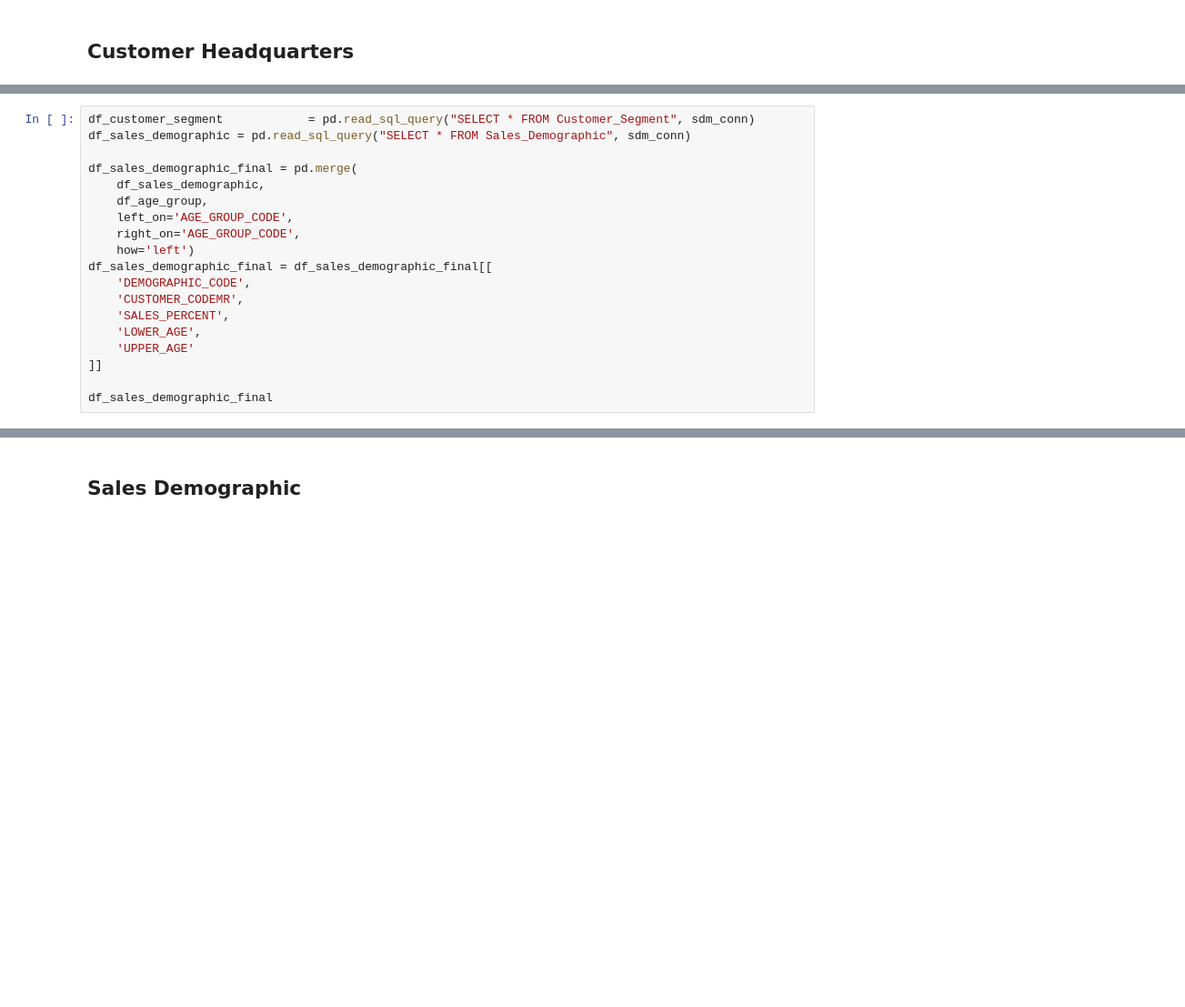
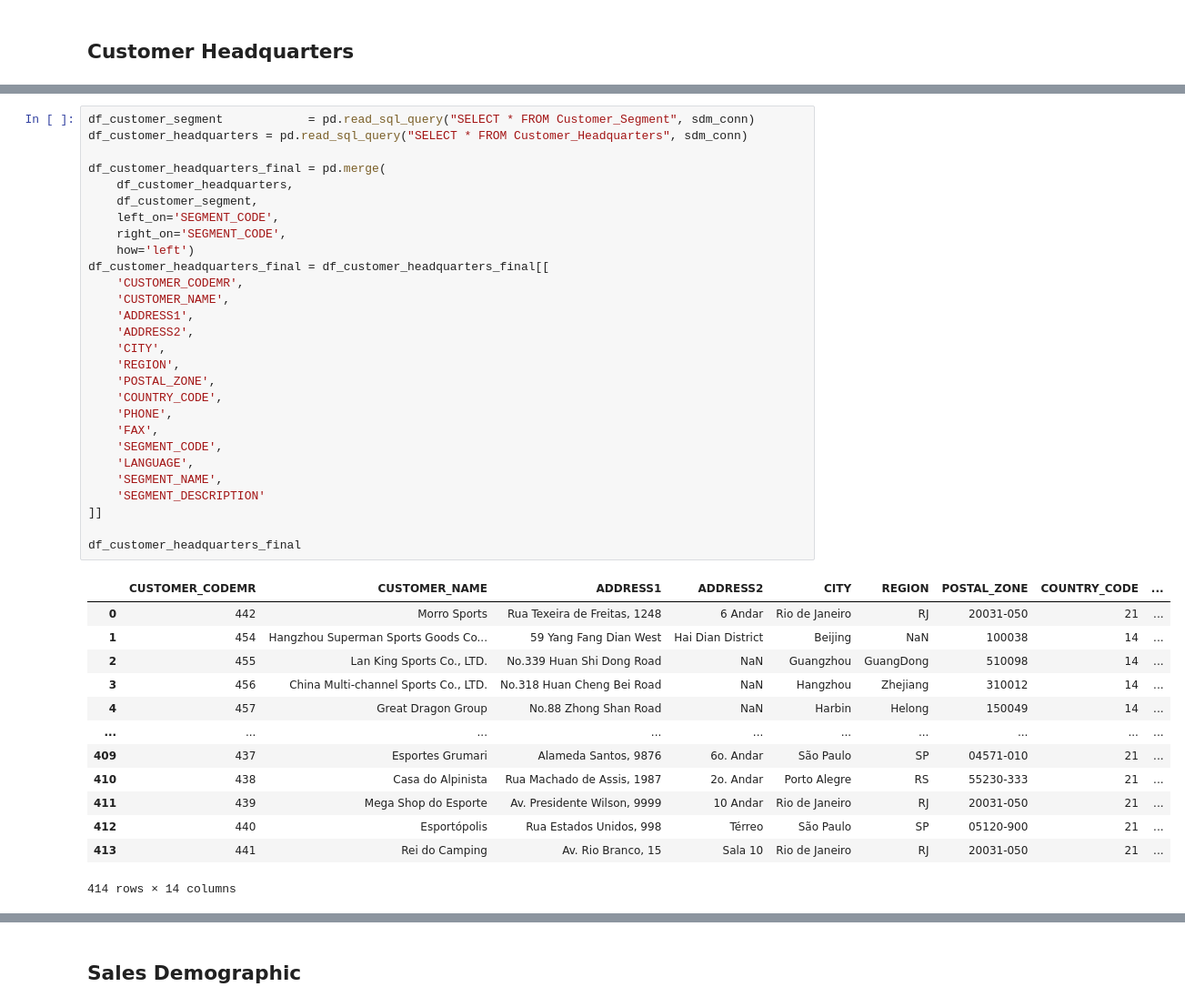
Before and after one commit to SebEmmen/GreatOutdoors, a Jupyter notebook: Warehouse.ipynb, the cells around one changed output, grey strips where cells are left out. Shown at 91% size. Saved outputs shown, nothing was run; the diff lists cells and outputs as text; blank space fills up the shorter version.

```diff
--- a/Warehouse.ipynb
+++ b/Warehouse.ipynb
@@ -16,19 +16,42 @@ dwh_conn = sqlite3.connect(target_WH_db)
 # %%
 df_customer_segment            = pd.read_sql_query("SELECT * FROM Customer_Segment", sdm_conn)
-df_sales_demographic = pd.read_sql_query("SELECT * FROM Sales_Demographic", sdm_conn)
+df_customer_headquarters = pd.read_sql_query("SELECT * FROM Customer_Headquarters", sdm_conn)
 
-df_sales_demographic_final = pd.merge(
-    df_sales_demographic,
-    df_age_group,
-    left_on='AGE_GROUP_CODE',
-    right_on='AGE_GROUP_CODE',
+df_customer_headquarters_final = pd.merge(
+    df_customer_headquarters,
+    df_customer_segment,
+    left_on='SEGMENT_CODE',
+    right_on='SEGMENT_CODE',
     how='left')
-df_sales_demographic_final = df_sales_demographic_final[[
-    'DEMOGRAPHIC_CODE',
+df_customer_headquarters_final = df_customer_headquarters_final[[
     'CUSTOMER_CODEMR',
-    'SALES_PERCENT',
-    'LOWER_AGE',
-    'UPPER_AGE'
+    'CUSTOMER_NAME',
+    'ADDRESS1',
+    'ADDRESS2',
+    'CITY',
+    'REGION',
+    'POSTAL_ZONE',
+    'COUNTRY_CODE',
+    'PHONE',
+    'FAX',
+    'SEGMENT_CODE',
+    'LANGUAGE',
+    'SEGMENT_NAME',
+    'SEGMENT_DESCRIPTION'
 ]]
 
-df_sales_demographic_final
+df_customer_headquarters_final
+# %% [output]
+|  | CUSTOMER_CODEMR | CUSTOMER_NAME | ADDRESS1 | ADDRESS2 | CITY | REGION | POSTAL_ZONE | COUNTRY_CODE | ... |
+| 0 | 442 | Morro Sports | Rua Texeira de Freitas, 1248 | 6 Andar | Rio de Janeiro | RJ | 20031-050 | 21 | ... |
+| 1 | 454 | Hangzhou Superman Sports Goods Co... | 59 Yang Fang Dian West | Hai Dian District | Beijing | NaN | 100038 | 14 | ... |
+| 2 | 455 | Lan King Sports Co., LTD. | No.339 Huan Shi Dong Road | NaN | Guangzhou | GuangDong | 510098 | 14 | ... |
+| 3 | 456 | China Multi-channel Sports Co., LTD. | No.318 Huan Cheng Bei Road | NaN | Hangzhou | Zhejiang | 310012 | 14 | ... |
+| 4 | 457 | Great Dragon Group | No.88 Zhong Shan Road | NaN | Harbin | Helong | 150049 | 14 | ... |
+| ... | ... | ... | ... | ... | ... | ... | ... | ... | ... |
+| 409 | 437 | Esportes Grumari | Alameda Santos, 9876 | 6o. Andar | São Paulo | SP | 04571-010 | 21 | ... |
+| 410 | 438 | Casa do Alpinista | Rua Machado de Assis, 1987 | 2o. Andar | Porto Alegre | RS | 55230-333 | 21 | ... |
+| 411 | 439 | Mega Shop do Esporte | Av. Presidente Wilson, 9999 | 10 Andar | Rio de Janeiro | RJ | 20031-050 | 21 | ... |
+| 412 | 440 | Esportópolis | Rua Estados Unidos, 998 | Térreo | São Paulo | SP | 05120-900 | 21 | ... |
+| 413 | 441 | Rei do Camping | Av. Rio Branco, 15 | Sala 10 | Rio de Janeiro | RJ | 20031-050 | 21 | ... |
+414 rows × 14 columns
```
Also changed, not shown: parts of 7 cells of this notebook, 3 other files.
